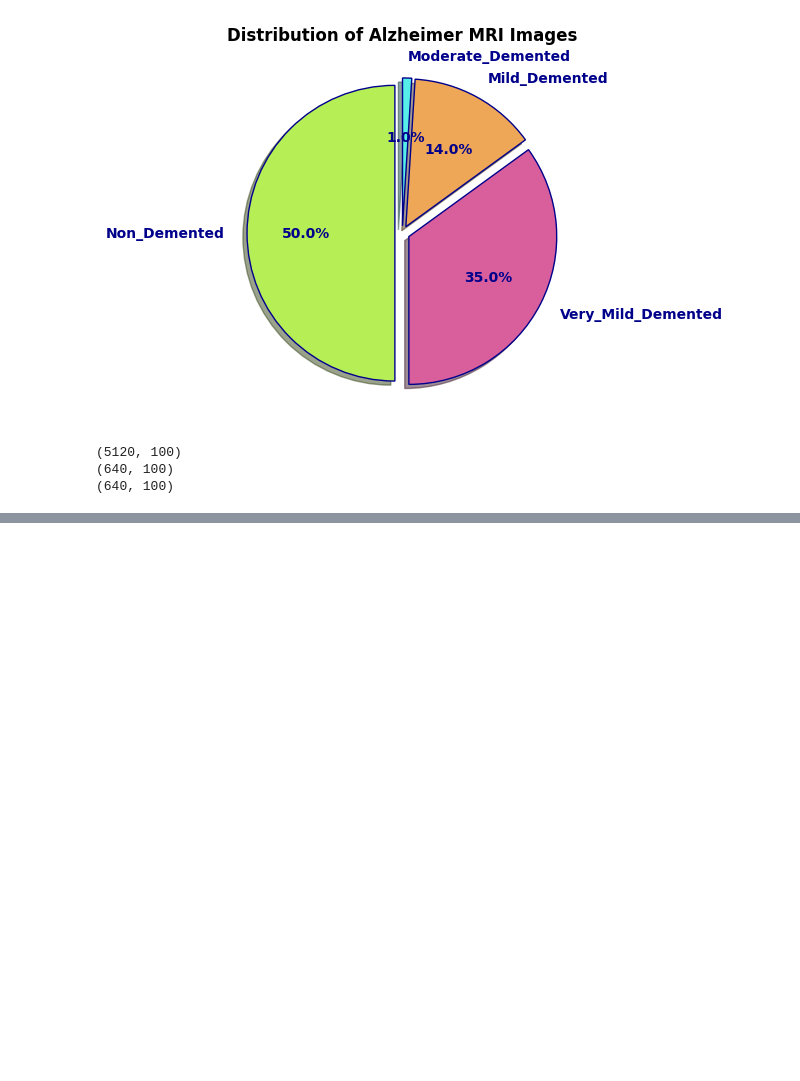
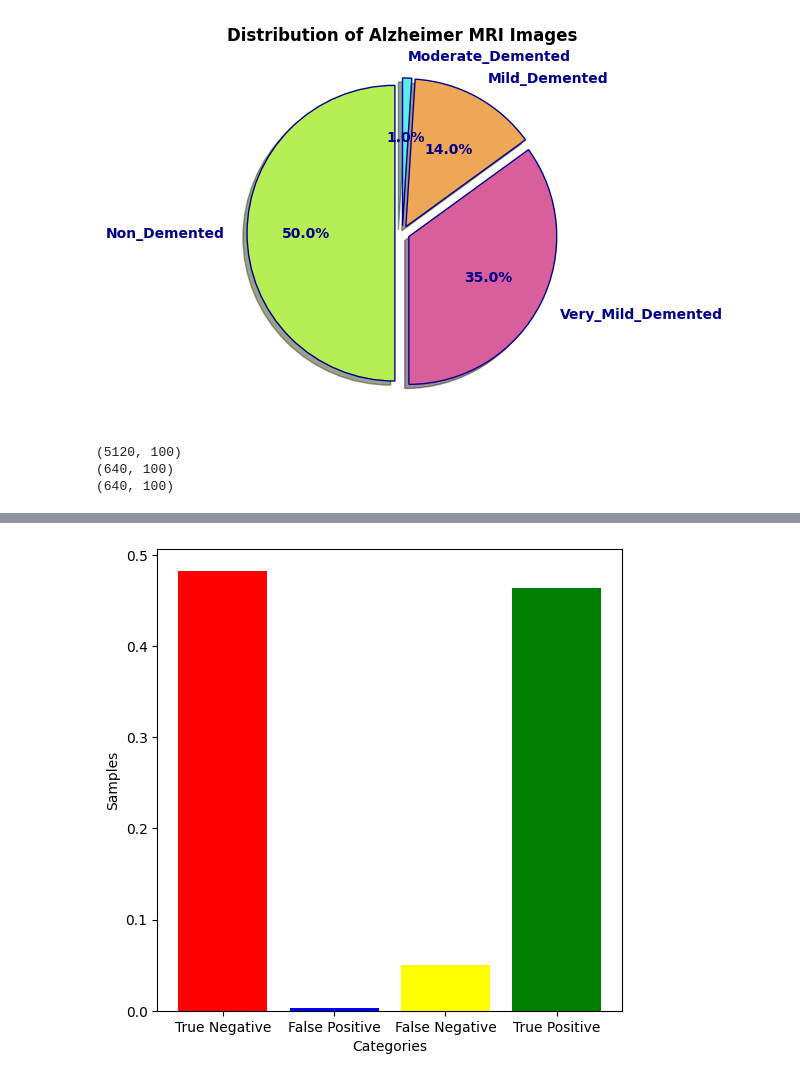
Before and after one commit to Aaryakhandelwal/Alzheimer-Prediction-through-MRI-scans, a Jupyter notebook: code.ipynb, the cells around one changed output, grey strips where cells are left out. Drawn from its saved outputs; the diff is of its cells as text; code cells hidden in the pictures; blank space fills up the shorter version.

```diff
--- a/code.ipynb
+++ b/code.ipynb
@@ -213,0 +216,26 @@ Test Accuracy:  0.940625
+# %%
+# considering very-mild, mild and moderate to be positive and non-demented to be negative
+Y_pred = random_forest.predict(X_test)
+conf_matrix = confusion_matrix(Y_test, Y_pred)
+
+tn = conf_matrix[0][0] / Y_test.shape[0]
+fn = (conf_matrix[1][0] + conf_matrix[2][0] + conf_matrix[3][0]) / Y_test.shape[0]
+fp = (conf_matrix[0][1] + conf_matrix[0][2] + conf_matrix[0][3]) / Y_test.shape[0]
+tp = 0
+
+for i in range(1,4):
+    for j in range(1,4):
+        tp += conf_matrix[i][j]
+tp = tp / Y_test.shape[0]
+
+plt.figure(figsize=(6,6))
+categories = ['True Negative', 'False Positive', 'False Negative', 'True Positive']
+counts = [tn, fp, fn, tp]
+
+
+plt.bar(categories ,counts, color = ['Red', 'Blue', 'Yellow', 'Green'])
+plt.xlabel('Categories')
+plt.ylabel('Samples')
+plt.show()
+# %% [output]
+[figure, added]
```
Also changed, not shown: parts of 3 cells of this notebook.
